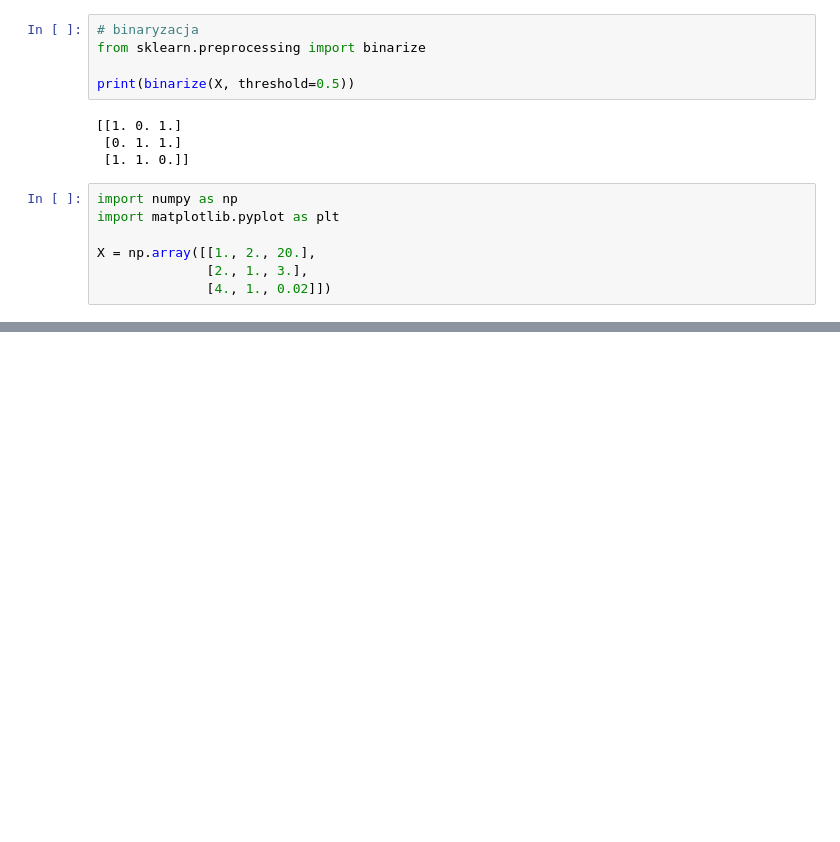
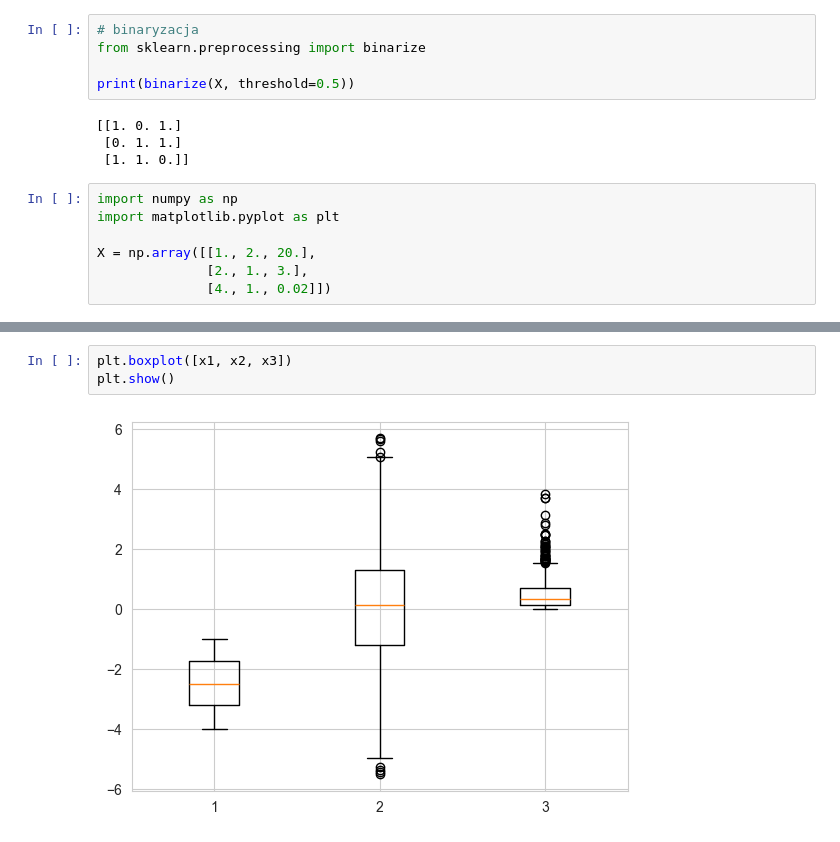
Before and after one commit to rajkonkret/PythonProjectAnaliza-20-10-2025, a Jupyter notebook: cwiczenie12.ipynb, the cells around one changed output, grey strips where cells are left out. Cells and saved outputs as stored; diff of their text form; blank space fills up the shorter version.

```diff
--- a/cwiczenie12.ipynb
+++ b/cwiczenie12.ipynb
@@ -74,0 +94,5 @@ print(np.log(X+1))
+# %%
+plt.boxplot([x1, x2, x3])
+plt.show()
+# %% [output]
+[figure, added]
```
Also changed, not shown: parts of 16 cells of this notebook.
